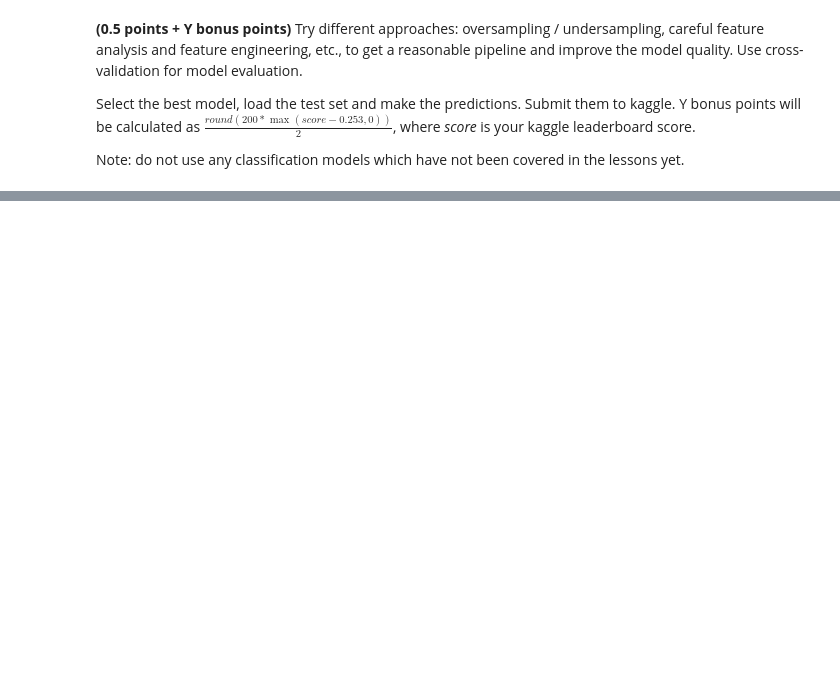
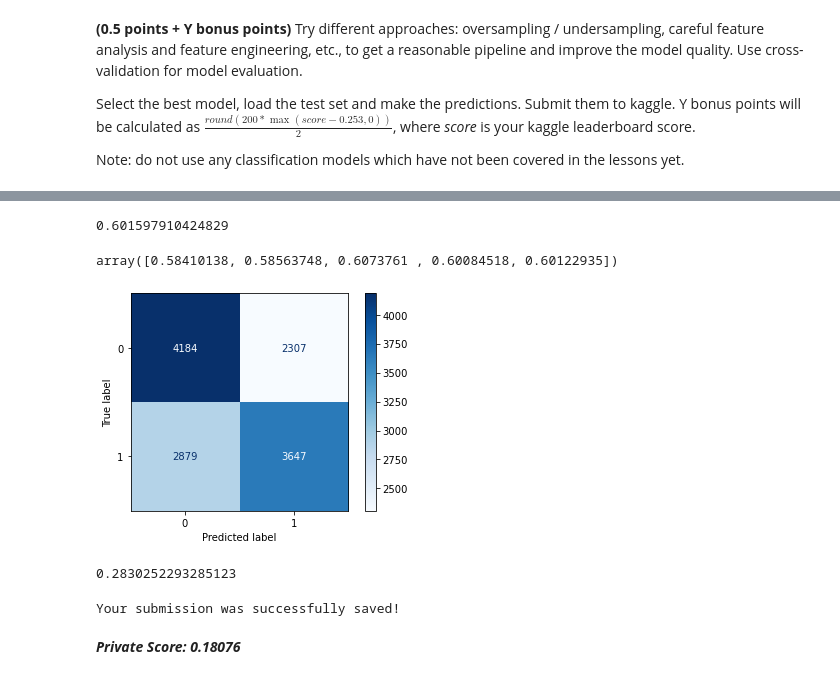
Before and after one commit to kinkpunk/ml-intro, a Jupyter notebook: 5_classification_linear_knn/classification.ipynb, the cells around one changed output, grey strips where cells are left out. Drawn from its saved outputs; the diff is of its cells as text; code cells hidden in the pictures; blank space fills up the shorter version.

```diff
--- a/5_classification_linear_knn/classification.ipynb
+++ b/5_classification_linear_knn/classification.ipynb
@@ -635,0 +747,22 @@ Note: do not use any classification models which have not been covered in the le
+# %%
+over_smplr = RandomOverSampler()
+# %%
+X_over, y_over = over_smplr.fit_resample(X, y)
+# %%
+X_train, X_valid, y_train, y_valid = train_test_split(X_over, y_over, test_size=0.3, random_state=42)
+# %%
+clf = pipeline.fit(X_train, y_train)
+# %%
+clf.score(X_valid, y_valid)
+# %% [output]
+0.601597910424829
+# %%
+cross_val_score(clf, X_valid, y_valid, cv=5)
+# %% [output]
+array([0.58410138, 0.58563748, 0.6073761 , 0.60084518, 0.60122935])
+# %%
+disp = plot_confusion_matrix(clf, X_valid, y_valid,
+                             cmap=plt.cm.Blues,
+                             normalize=None)
+# %% [output]
+[figure, added]
@@ -635,0 +771,4 @@ Note: do not use any classification models which have not been covered in the le
+# %%
+gini_normalized(y_valid, y_pred)
+# %% [output]
+0.2830252293285123
@@ -635,0 +777,11 @@ Note: do not use any classification models which have not been covered in the le
+# %%
+submission_porto = pd.DataFrame({
+        "Id": insur_test_data.index,
+        "Target": insurance_pred
+    })
+submission_porto.to_csv('submission_porto.csv', index=False)
+print("Your submission was successfully saved!")
+# %% [output]
+Your submission was successfully saved!
+# %% [markdown]
+***Private Score: 0.18076***
```
Also changed, not shown: parts of 50 cells of this notebook, 2 other files.
